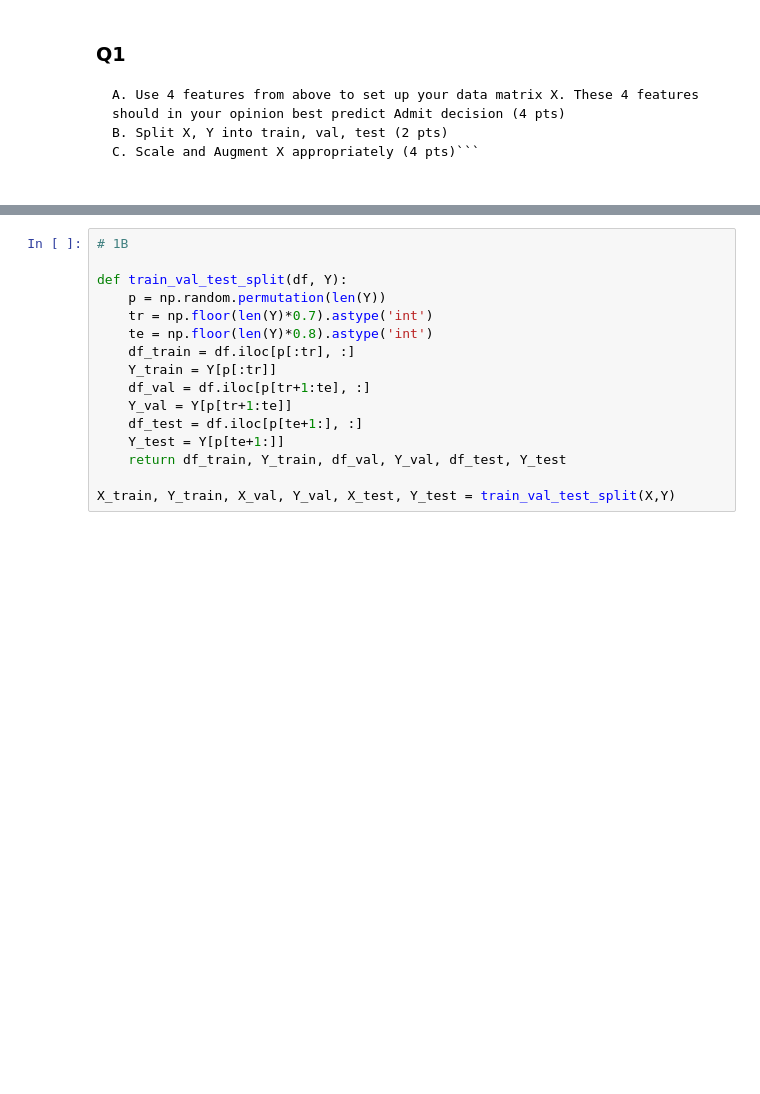
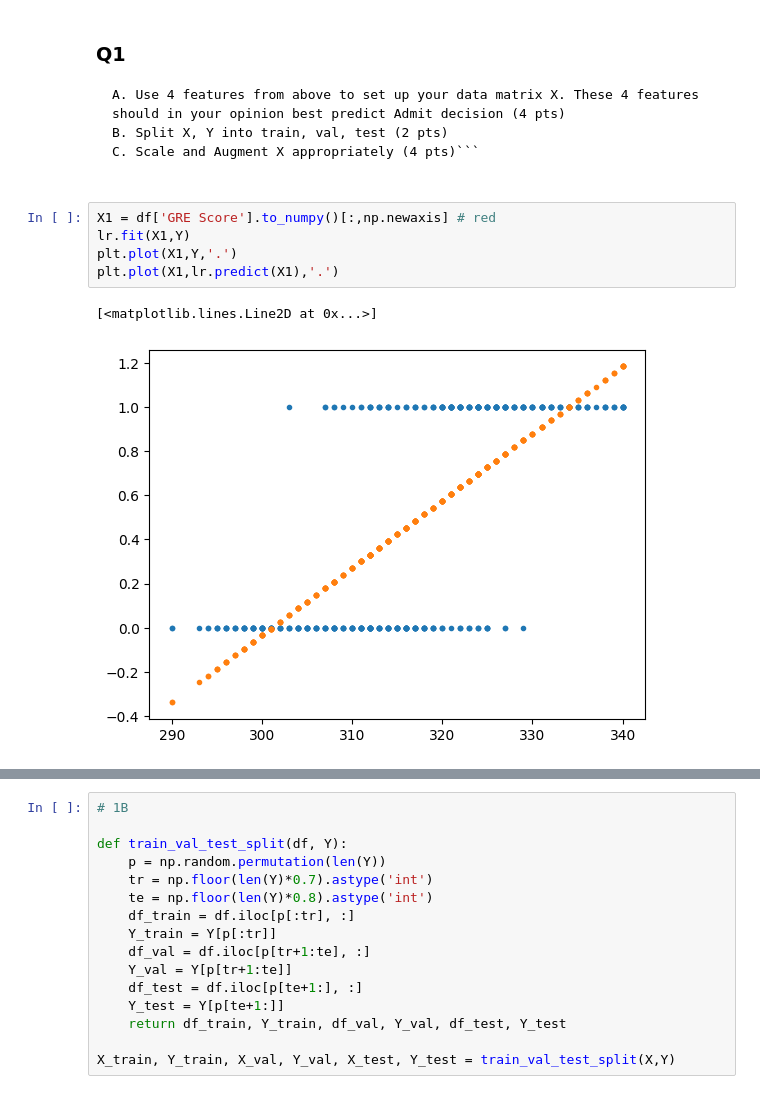
Before and after one commit to Hrsh-Venket/CS-1390-Intro-to-Machine-Learning, a Jupyter notebook: lab2(homework)/lab2.ipynb, the cells around one changed output, grey strips where cells are left out. Saved outputs shown, nothing was run; the diff lists cells and outputs as text; blank space fills up the shorter version.

````diff
--- a/lab2(homework)/lab2.ipynb
+++ b/lab2(homework)/lab2.ipynb
@@ -59,3 +108,11 @@ df.keys()
 A. Use 4 features from above to set up your data matrix X. These 4 features should in your opinion best predict Admit decision (4 pts)
 B. Split X, Y into train, val, test (2 pts)
 C. Scale and Augment X appropriately (4 pts)```
+# %%
+X1 = df['GRE Score'].to_numpy()[:,np.newaxis] # red
+lr.fit(X1,Y)
+plt.plot(X1,Y,'.')
+plt.plot(X1,lr.predict(X1),'.')
+# %% [output]
+[<matplotlib.lines.Line2D at 0x...>]
+[figure, added]
````
Also changed, not shown: parts of 26 cells of this notebook, 2 other files.
